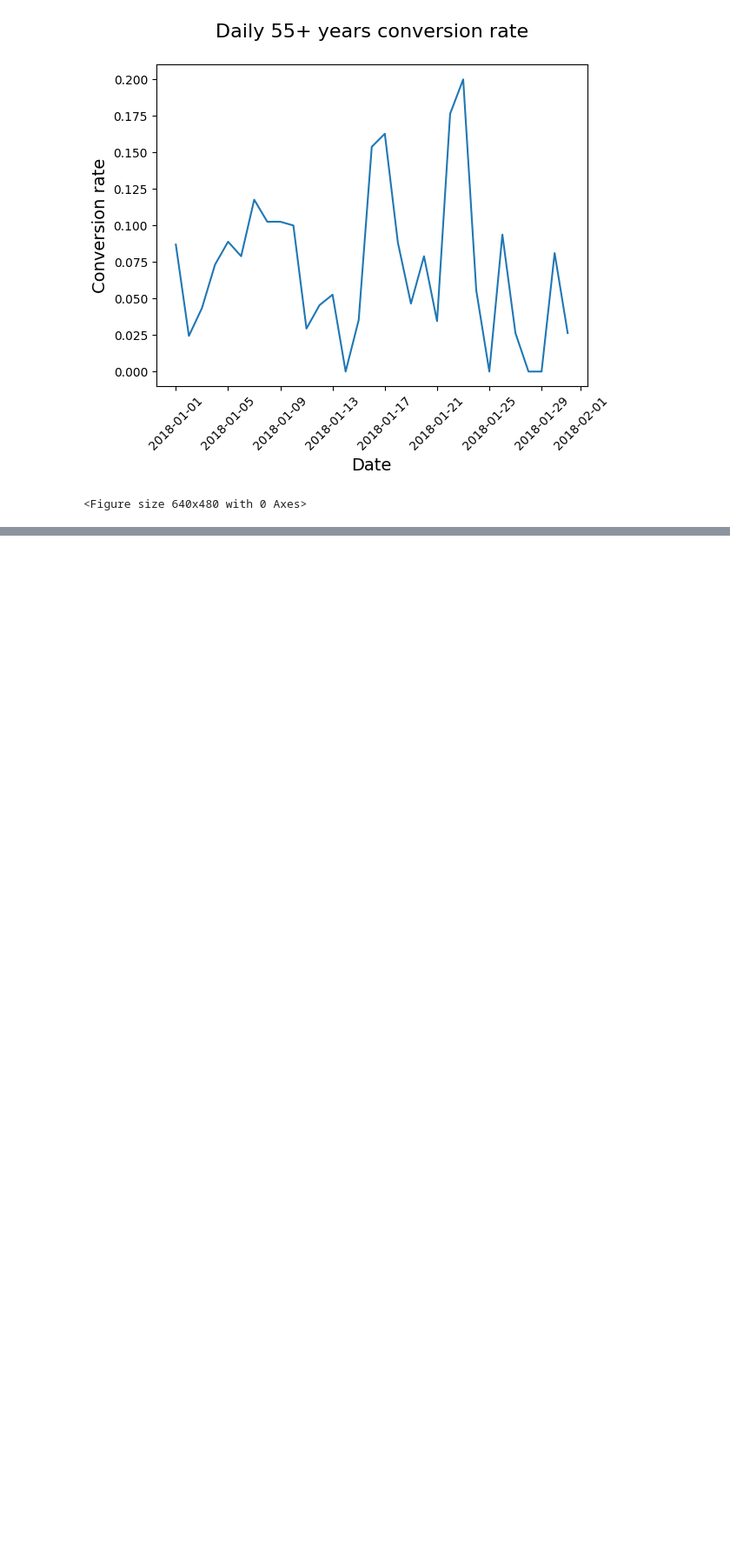
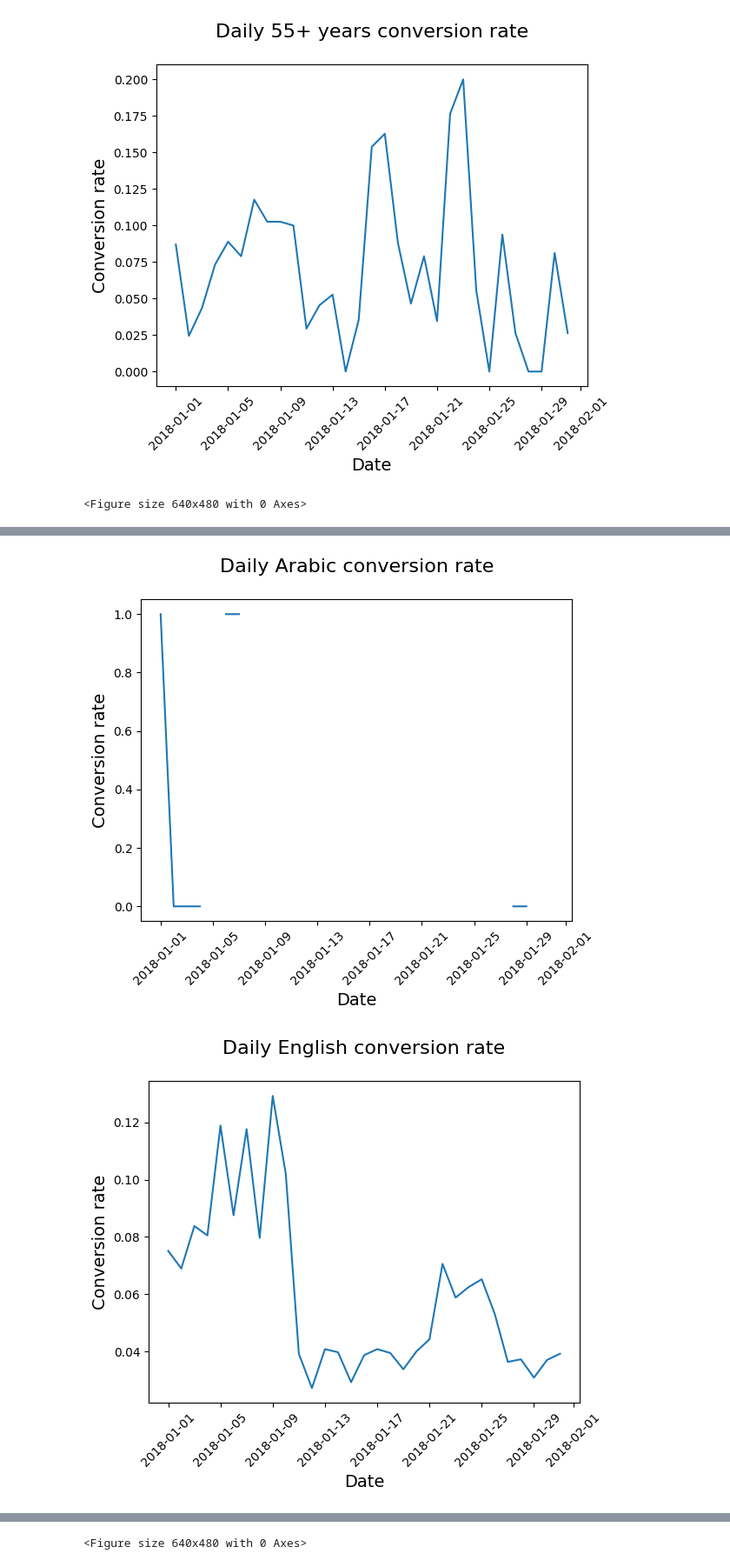
Before and after one commit to shannontorcato/analyzing-marketing-campaign, a Jupyter notebook: main.ipynb, the cells around one changed output, grey strips where cells are left out. Shown at 87% size. Saved outputs shown, nothing was run; the diff lists cells and outputs as text; code cells hidden in the pictures; blank space fills up the shorter version.

```diff
--- a/main.ipynb
+++ b/main.ipynb
@@ -388,0 +434,15 @@ plotting_conv(age_group_df)
+# %%
+# Isolate the rows where marketing channel is House Ads
+house_ads = pd.DataFrame(marketing[marketing['marketing_channel']=='House Ads'])
+
+# Calculate conversion rate by date served and language displayed
+conv_lang_channel = conversion_rate(house_ads, ['date_served', 'language_displayed'])
+
+# Unstack conv_lang_channel and create a DataFrame
+conv_lang_df = pd.DataFrame(conv_lang_channel.unstack(level=1))
+
+# Plot the results
+plotting_conv(conv_lang_df)
+# %% [output]
+[figure, added]
+[figure, added]
@@ -388,0 +451 @@ plotting_conv(age_group_df)
+<Figure size 640x480 with 0 Axes>
```
Also changed, not shown: parts of 23 cells of this notebook.
